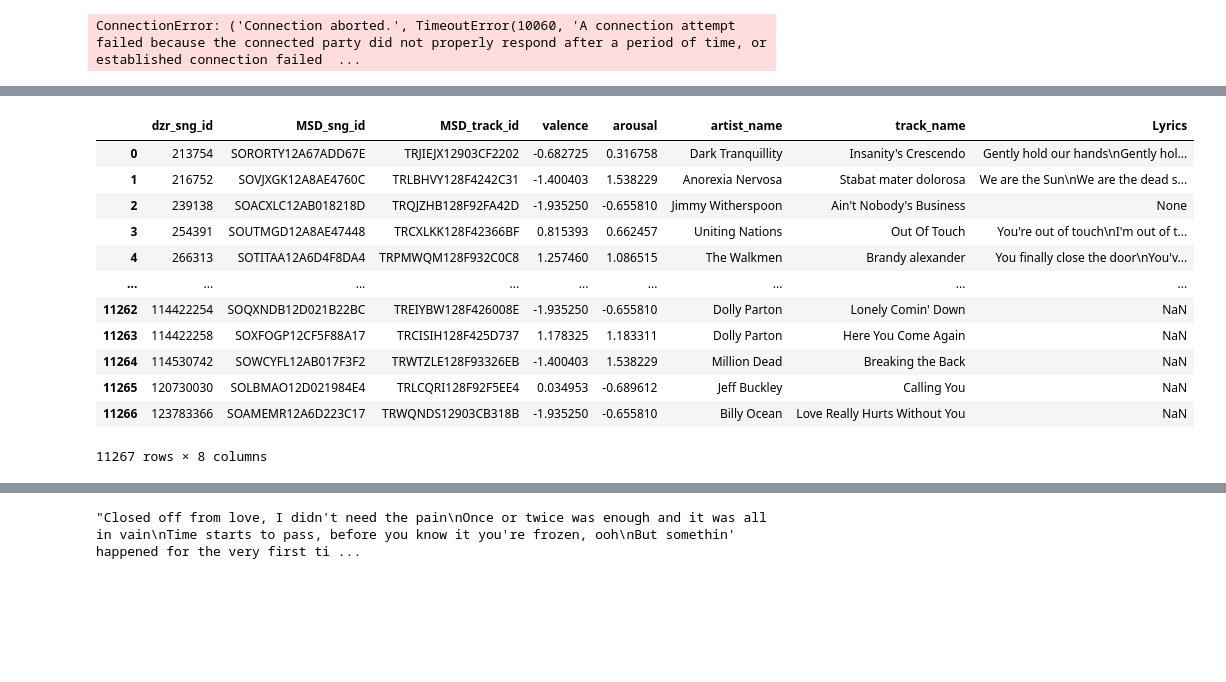
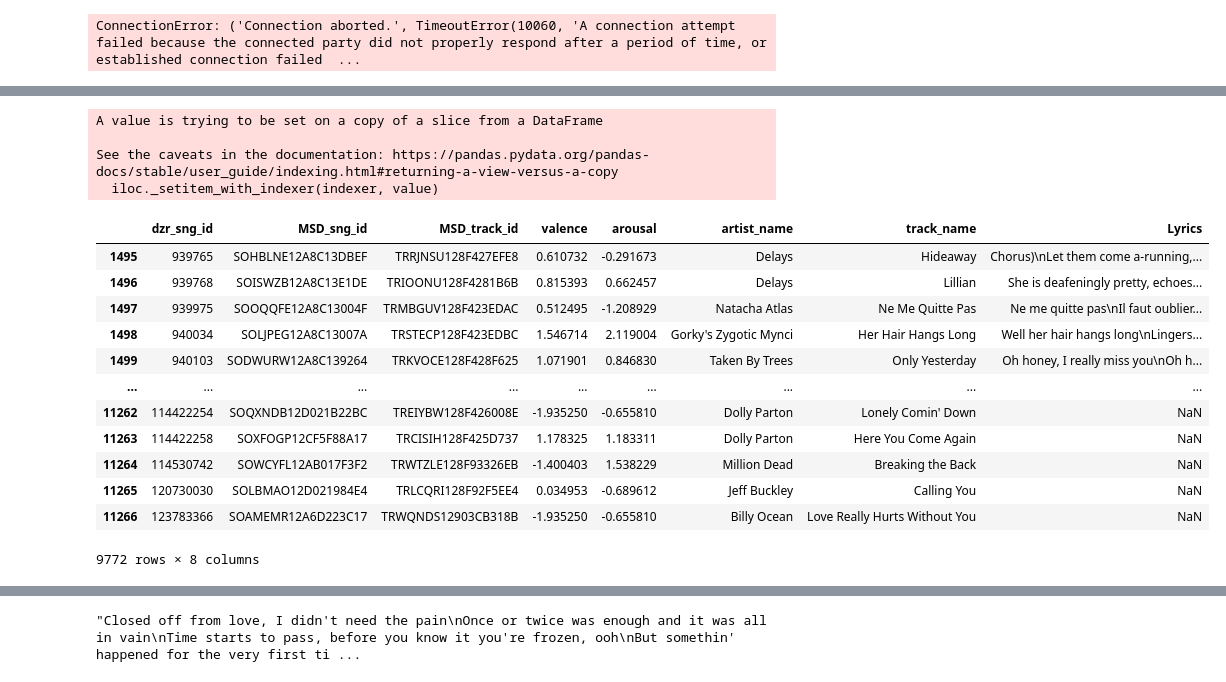
Before and after one commit to martinoywa/MERA, a Jupyter notebook: lyrics/Populate Lyrics.ipynb, the cells around one changed output, grey strips where cells are left out. Saved outputs shown, nothing was run; the diff lists cells and outputs as text; code cells hidden in the pictures; blank space fills up the shorter version.

Commit message:
Found a new way to select columns by skipping some. This is necessary for appending new lyrics to the data.

```diff
--- a/lyrics/Populate Lyrics.ipynb
+++ b/lyrics/Populate Lyrics.ipynb
@@ -15,0 +6,4 @@ train.head()
+# %%
+# use skiprows to load data from where you want
+train = pd.read_csv('../data/train.csv', skiprows=[i for i in range(1, 1496)])
+train.head()
@@ -44,3 +43,5 @@ train_no_final = train.copy()
+# %%
+train_no_final = pd.read_csv("../data/train_with_lyrics.csv")
 # %%
 train_no_final.head()
 # %% [output]
@@ -53,3 +54,3 @@ train_no_final.head()
 # %%
 s = pd.Series(None, np.arange(len(track_name)))
-s[:len(lyrics_series)] = lyrics_series
+s.iloc[1495: 1495+len(lyrics_series)] = lyrics_series
@@ -56,18 +88,23 @@ s[:len(lyrics_series)] = lyrics_series
 # %%
-train_no_final["Lyrics"] = s
+train_no_final["Lyrics"].iloc[1495:] = s[1495:]
+# %% [output]
+A value is trying to be set on a copy of a slice from a DataFrame
+
+See the caveats in the documentation: https://pandas.pydata.org/pandas-docs/stable/user_guide/indexing.html#returning-a-view-versus-a-copy
+  iloc._setitem_with_indexer(indexer, value)
 # %%
-train_no_final
+train_no_final.iloc[1495:]
 # %% [output]
 |  | dzr_sng_id | MSD_sng_id | MSD_track_id | valence | arousal | artist_name | track_name | Lyrics |
-| 0 | 213754 | SORORTY12A67ADD67E | TRJIEJX12903CF2202 | -0.682725 | 0.316758 | Dark Tranquillity | Insanity's Crescendo | Gently hold our hands\nGently hol... |
-| 1 | 216752 | SOVJXGK12A8AE4760C | TRLBHVY128F4242C31 | -1.400403 | 1.538229 | Anorexia Nervosa | Stabat mater dolorosa | We are the Sun\nWe are the dead s... |
-| 2 | 239138 | SOACXLC12AB018218D | TRQJZHB128F92FA42D | -1.935250 | -0.655810 | Jimmy Witherspoon | Ain't Nobody's Business | None |
-| 3 | 254391 | SOUTMGD12A8AE47448 | TRCXLKK128F42366BF | 0.815393 | 0.662457 | Uniting Nations | Out Of Touch | You're out of touch\nI'm out of t... |
-| 4 | 266313 | SOTITAA12A6D4F8DA4 | TRPMWQM128F932C0C8 | 1.257460 | 1.086515 | The Walkmen | Brandy alexander | You finally close the door\nYou'v... |
+| 1495 | 939765 | SOHBLNE12A8C13DBEF | TRRJNSU128F427EFE8 | 0.610732 | -0.291673 | Delays | Hideaway | Chorus)\nLet them come a-running,... |
+| 1496 | 939768 | SOISWZB12A8C13E1DE | TRIOONU128F4281B6B | 0.815393 | 0.662457 | Delays | Lillian | She is deafeningly pretty, echoes... |
+| 1497 | 939975 | SOOQQFE12A8C13004F | TRMBGUV128F423EDAC | 0.512495 | -1.208929 | Natacha Atlas | Ne Me Quitte Pas | Ne me quitte pas\nIl faut oublier... |
+| 1498 | 940034 | SOLJPEG12A8C13007A | TRSTECP128F423EDBC | 1.546714 | 2.119004 | Gorky's Zygotic Mynci | Her Hair Hangs Long | Well her hair hangs long\nLingers... |
+| 1499 | 940103 | SODWURW12A8C139264 | TRKVOCE128F428F625 | 1.071901 | 0.846830 | Taken By Trees | Only Yesterday | Oh honey, I really miss you\nOh h... |
 | ... | ... | ... | ... | ... | ... | ... | ... | ... |
 | 11262 | 114422254 | SOQXNDB12D021B22BC | TREIYBW128F426008E | -1.935250 | -0.655810 | Dolly Parton | Lonely Comin' Down | NaN |
 | 11263 | 114422258 | SOXFOGP12CF5F88A17 | TRCISIH128F425D737 | 1.178325 | 1.183311 | Dolly Parton | Here You Come Again | NaN |
 | 11264 | 114530742 | SOWCYFL12AB017F3F2 | TRWTZLE128F93326EB | -1.400403 | 1.538229 | Million Dead | Breaking the Back | NaN |
 | 11265 | 120730030 | SOLBMAO12D021984E4 | TRLCQRI128F92F5EE4 | 0.034953 | -0.689612 | Jeff Buckley | Calling You | NaN |
 | 11266 | 123783366 | SOAMEMR12A6D223C17 | TRWQNDS12903CB318B | -1.935250 | -0.655810 | Billy Ocean | Love Really Hurts Without You | NaN |
-11267 rows × 8 columns
+9772 rows × 8 columns
```
Also changed, not shown: parts of 9 cells of this notebook.
